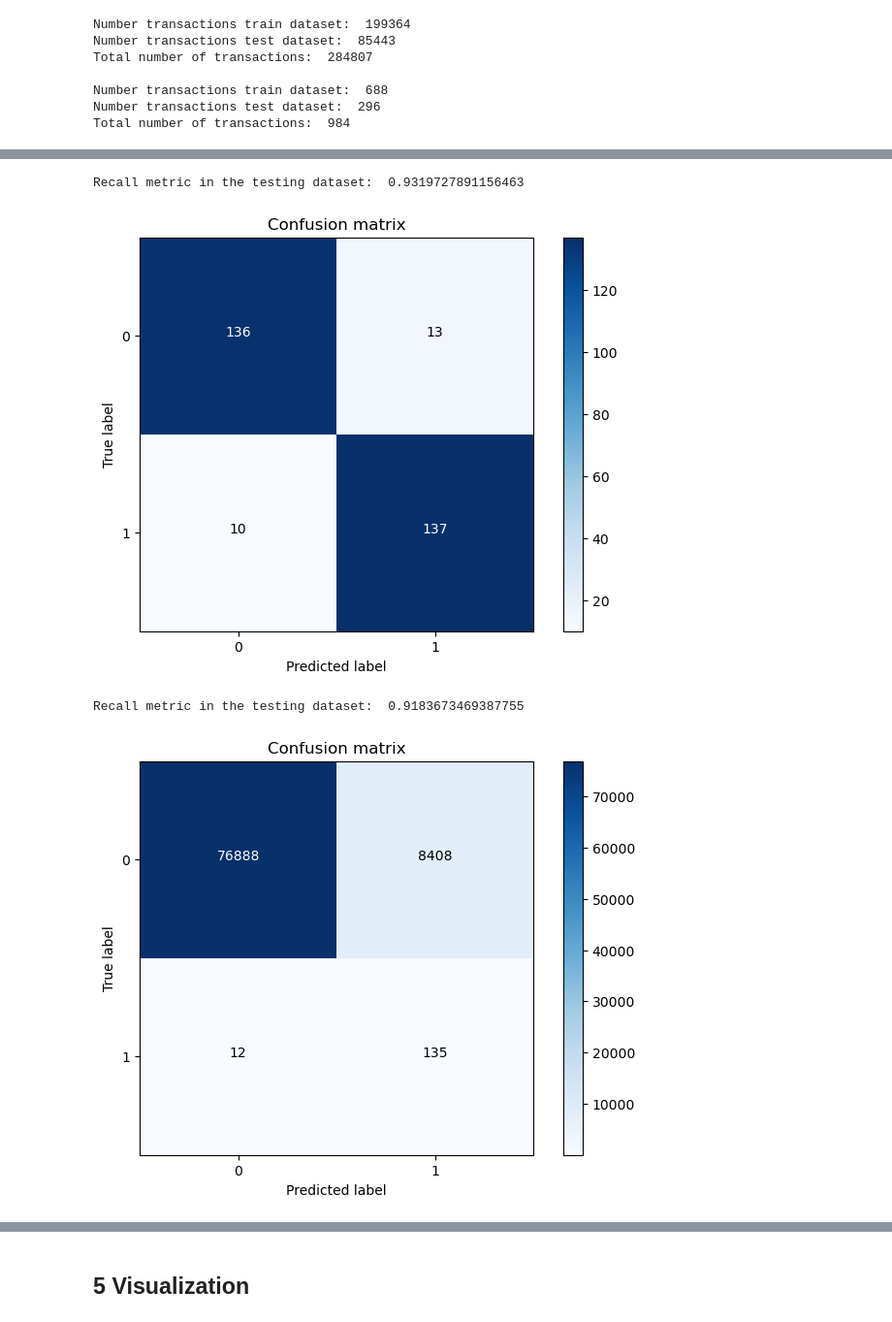
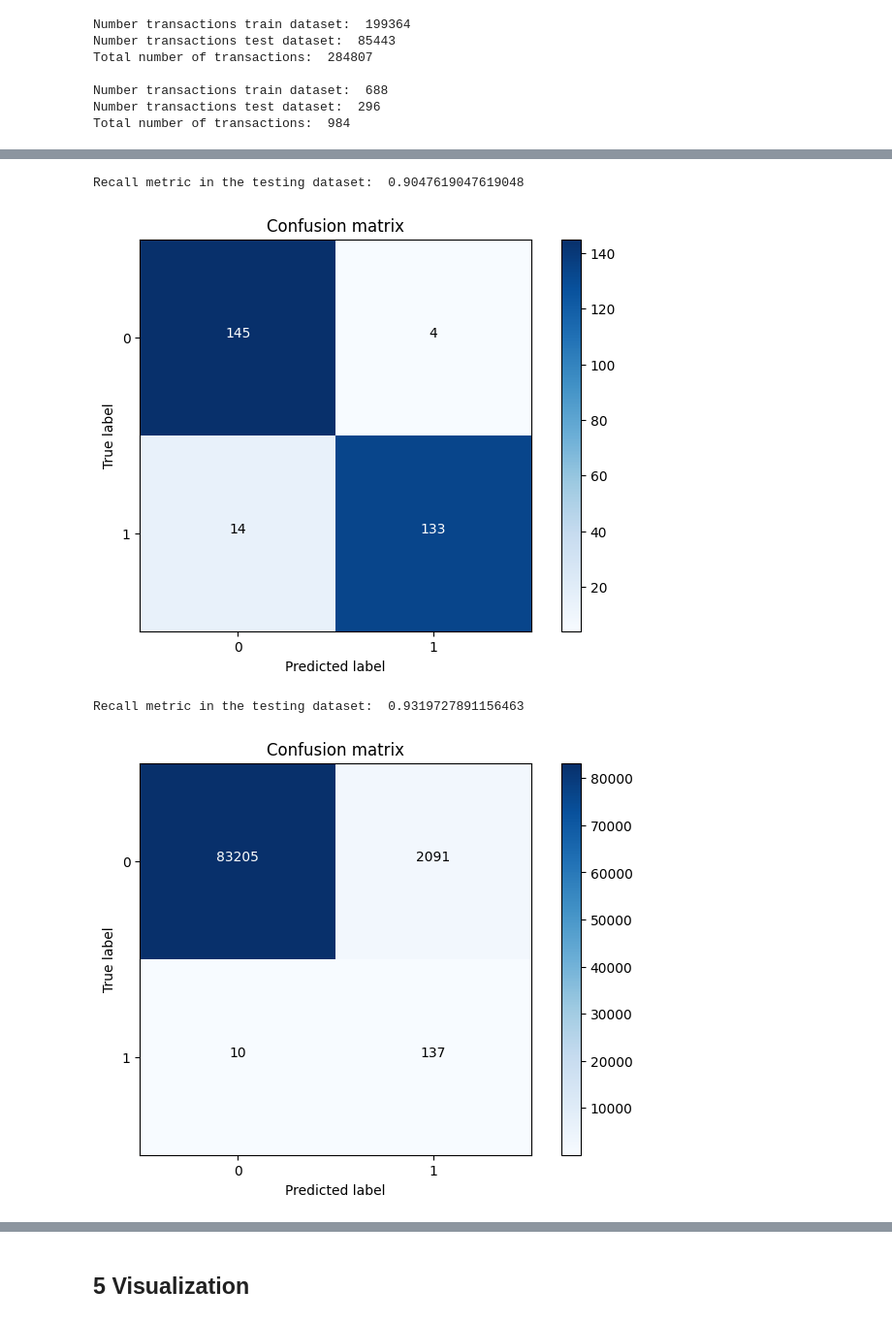
Before and after one commit to hotteano/Artificial-Intelligence-H-Course-Material-and-Notes-for-SPR26-in-SUSTech, a Jupyter notebook: Lab7/SVM_Credit Card Fraud Detection(1)/SVM_Credit Card Fraud Detection/Credit Card Fraud Detection using SVM.ipynb, the cells around one changed output, grey strips where cells are left out. Shown at 97% size. Cells and saved outputs as stored; diff of their text form; code cells hidden in the pictures.

```diff
--- a/Lab7/SVM_Credit Card Fraud Detection(1)/SVM_Credit Card Fraud Detection/Credit Card Fraud Detection using SVM.ipynb
+++ b/Lab7/SVM_Credit Card Fraud Detection(1)/SVM_Credit Card Fraud Detection/Credit Card Fraud Detection using SVM.ipynb
@@ -413,14 +413,14 @@ def printing_Kfold_scores(x_train_data, y_train_data):
         for iteration, indices in enumerate(fold.split(y_train_data), start=1):
 
             # Call the logistic regression model with a certain C parameter
-            lr = LogisticRegression(C = c_param, penalty = 'l1', solver='liblinear')
+            svm = SVC(C = c_param, kernel = 'rbf', gamma = 'scale')
 
             # Use the training data to fit the model. In this case, we use the portion of the fold to train the model
             # with indices[0]. We then predict on the portion assigned as the 'test cross validation' with indices[1]
-            lr.fit(x_train_data.iloc[indices[0],:],y_train_data.iloc[indices[0],:].values.ravel())
+            svm.fit(x_train_data.iloc[indices[0],:],y_train_data.iloc[indices[0],:].values.ravel())
 
             # Predict values using the test indices in the training data
-            y_pred_undersample = lr.predict(x_train_data.iloc[indices[1],:].values)
+            y_pred_undersample = svm.predict(x_train_data.iloc[indices[1],:].values)
 
             # Calculate the recall score and append it to a list for recall scores representing the current c_parameter
             recall_acc = recall_score(y_train_data.iloc[indices[1],:].values, y_pred_undersample)
@@ -489,9 +489,9 @@ def plot_confusion_matrix(cm, classes,
 # %%
 # X_test_undersample
 import itertools
-lr = LogisticRegression(C = best_c, penalty = 'l1', solver='liblinear')
-lr.fit(X_train_undersample, y_train_undersample.values.ravel())
-y_pred_undersample = lr.predict(X_test_undersample.values)
+svm = SVC(C = best_c, kernel = 'rbf', gamma = 'scale')
+svm.fit(X_train_undersample, y_train_undersample.values.ravel())
+y_pred_undersample = svm.predict(X_test_undersample.values)
 
 # Compute confusion matrix
 cnf_matrix = confusion_matrix(y_test_undersample, y_pred_undersample)
@@ -507,28 +507,28 @@ plot_confusion_matrix(cnf_matrix
                       , title='Confusion matrix')
 plt.show()
 # %% [output]
-Recall metric in the testing dataset:  0.9319727891156463
+Recall metric in the testing dataset:  0.9047619047619048
-[figure, old version]
+[figure, new version]
 # %%
 # X_test
-lr = LogisticRegression(C = best_c, penalty = 'l1', solver='liblinear')
-lr.fit(X_train_undersample, y_train_undersample.values.ravel())
-y_pred = lr.predict(X_test.values)
+svm = SVC(C = best_c, kernel = 'rbf', gamma = 'scale')
+svm.fit(X_train_undersample, y_train_undersample.values.ravel())
+y_pred = svm.predict(X_test.values)
 
 # Compute confusion matrix
 cnf_matrix = confusion_matrix(y_test, y_pred)
 np.set_printoptions(precision=2)
 
 print("Recall metric in the testing dataset: ", cnf_matrix[1,1]/(cnf_matrix[1,0]+cnf_matrix[1,1]))
 
 # Plot non-normalized confusion matrix
 class_names = [0,1]
 plt.figure()
 plot_confusion_matrix(cnf_matrix
                       , classes=class_names
                       , title='Confusion matrix')
 plt.show()
 # %% [output]
-Recall metric in the testing dataset:  0.9183673469387755
+Recall metric in the testing dataset:  0.9319727891156463
-[figure, old version]
+[figure, new version]
 # %%
```
Also changed, not shown: parts of 12 cells of this notebook, 2 other files.
